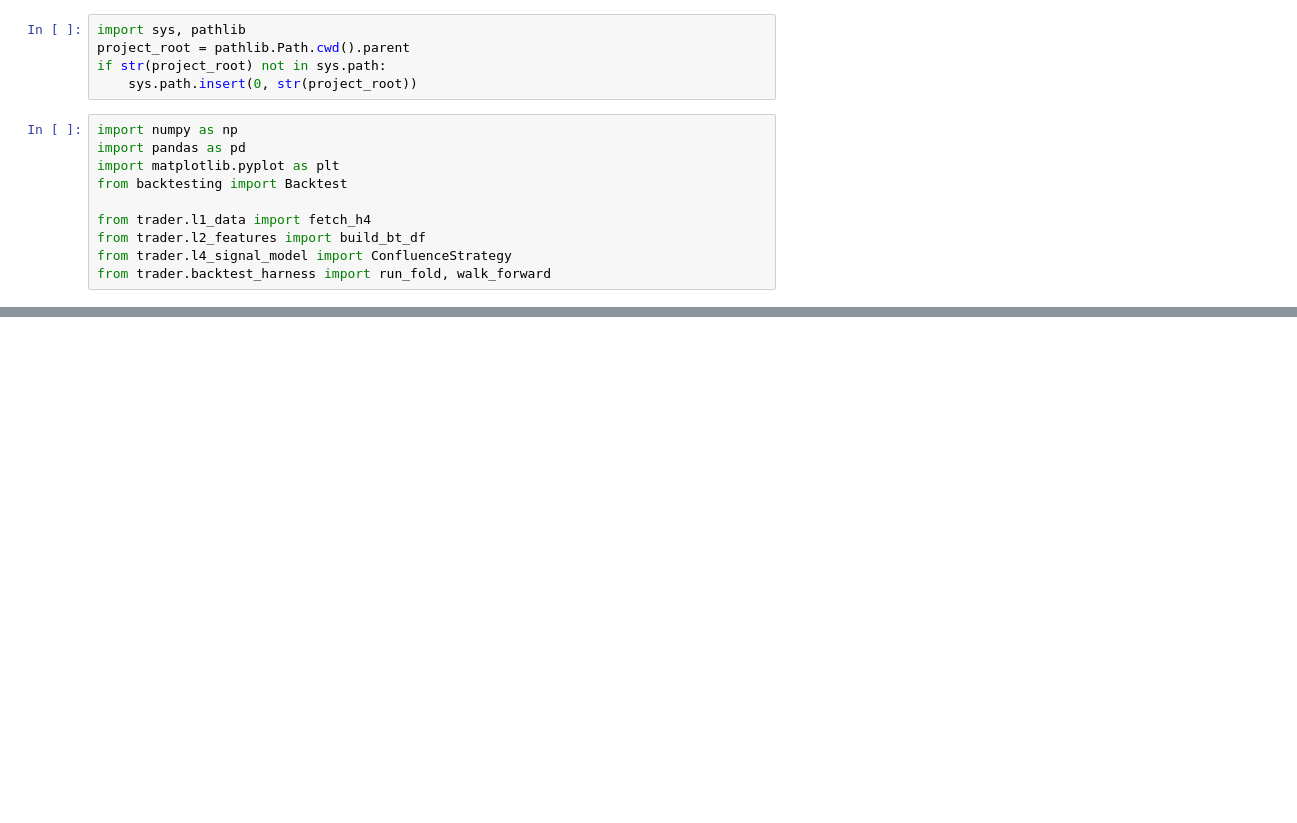
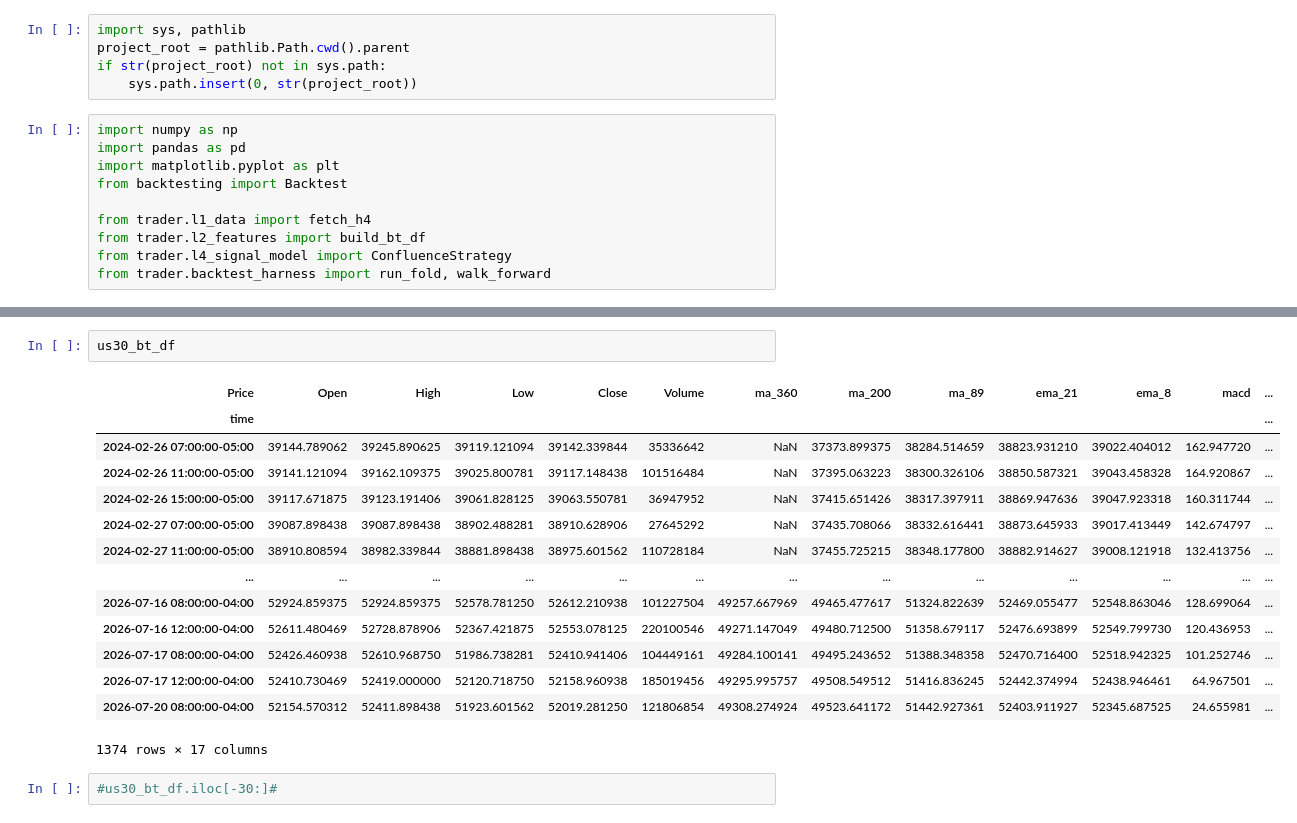
Before and after one commit to kaki222/us30-trading-bot, a Jupyter notebook: notebooks/02_walk_forward_validation.ipynb, the cells around one changed output, grey strips where cells are left out. Drawn from its saved outputs; the diff is of its cells as text; blank space fills up the shorter version.

```diff
--- a/notebooks/02_walk_forward_validation.ipynb
+++ b/notebooks/02_walk_forward_validation.ipynb
@@ -96,0 +166,19 @@ for sl_mult in [1.0, 1.5, 2.0, 2.5]:
+# %%
+us30_bt_df
+# %% [output]
+| Price | Open | High | Low | Close | Volume | ma_360 | ma_200 | ma_89 | ema_21 | ema_8 | macd | ... |
+| time |  |  |  |  |  |  |  |  |  |  |  | ... |
+| 2024-02-26 07:00:00-05:00 | 39144.789062 | 39245.890625 | 39119.121094 | 39142.339844 | 35336642 | NaN | 37373.899375 | 38284.514659 | 38823.931210 | 39022.404012 | 162.947720 | ... |
+| 2024-02-26 11:00:00-05:00 | 39141.121094 | 39162.109375 | 39025.800781 | 39117.148438 | 101516484 | NaN | 37395.063223 | 38300.326106 | 38850.587321 | 39043.458328 | 164.920867 | ... |
+| 2024-02-26 15:00:00-05:00 | 39117.671875 | 39123.191406 | 39061.828125 | 39063.550781 | 36947952 | NaN | 37415.651426 | 38317.397911 | 38869.947636 | 39047.923318 | 160.311744 | ... |
+| 2024-02-27 07:00:00-05:00 | 39087.898438 | 39087.898438 | 38902.488281 | 38910.628906 | 27645292 | NaN | 37435.708066 | 38332.616441 | 38873.645933 | 39017.413449 | 142.674797 | ... |
+| 2024-02-27 11:00:00-05:00 | 38910.808594 | 38982.339844 | 38881.898438 | 38975.601562 | 110728184 | NaN | 37455.725215 | 38348.177800 | 38882.914627 | 39008.121918 | 132.413756 | ... |
+| ... | ... | ... | ... | ... | ... | ... | ... | ... | ... | ... | ... | ... |
+| 2026-07-16 08:00:00-04:00 | 52924.859375 | 52924.859375 | 52578.781250 | 52612.210938 | 101227504 | 49257.667969 | 49465.477617 | 51324.822639 | 52469.055477 | 52548.863046 | 128.699064 | ... |
+| 2026-07-16 12:00:00-04:00 | 52611.480469 | 52728.878906 | 52367.421875 | 52553.078125 | 220100546 | 49271.147049 | 49480.712500 | 51358.679117 | 52476.693899 | 52549.799730 | 120.436953 | ... |
+| 2026-07-17 08:00:00-04:00 | 52426.460938 | 52610.968750 | 51986.738281 | 52410.941406 | 104449161 | 49284.100141 | 49495.243652 | 51388.348358 | 52470.716400 | 52518.942325 | 101.252746 | ... |
+| 2026-07-17 12:00:00-04:00 | 52410.730469 | 52419.000000 | 52120.718750 | 52158.960938 | 185019456 | 49295.995757 | 49508.549512 | 51416.836245 | 52442.374994 | 52438.946461 | 64.967501 | ... |
+| 2026-07-20 08:00:00-04:00 | 52154.570312 | 52411.898438 | 51923.601562 | 52019.281250 | 121806854 | 49308.274924 | 49523.641172 | 51442.927361 | 52403.911927 | 52345.687525 | 24.655981 | ... |
+1374 rows × 17 columns
+# %%
+#us30_bt_df.iloc[-30:]#
```
Also changed, not shown: parts of 5 cells of this notebook, 2 other files.
